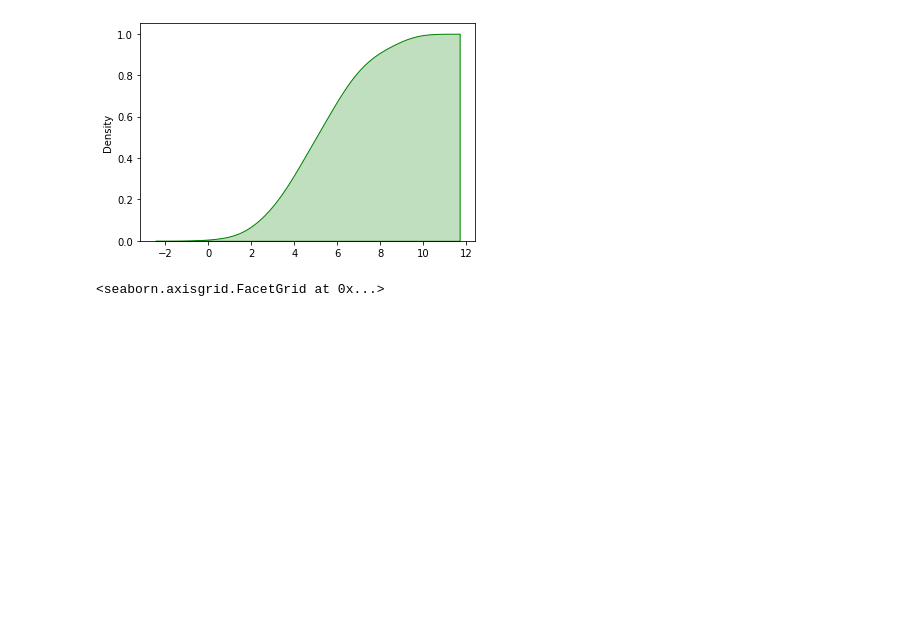
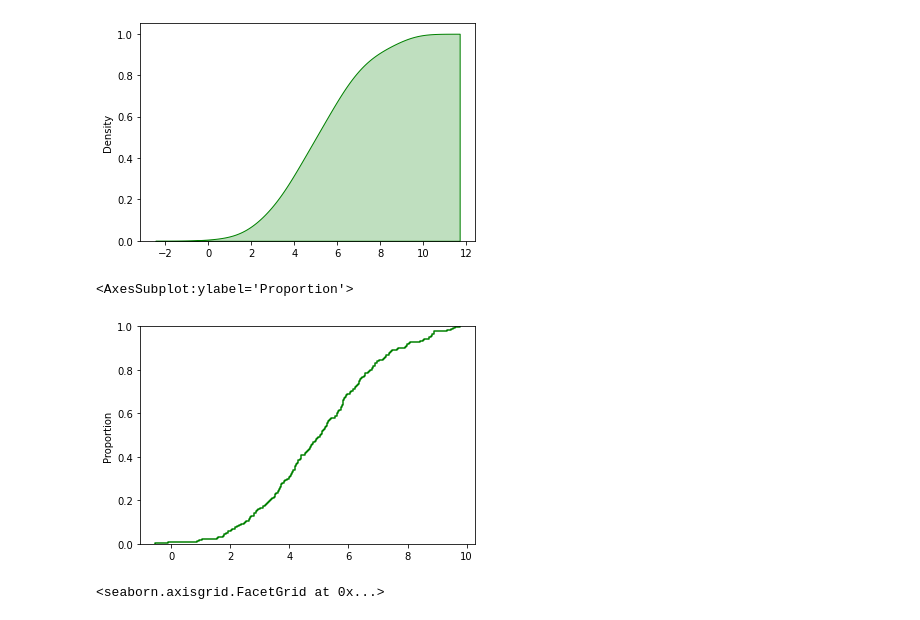
Before and after one commit to everwitt7/66-Days-of-Data, a Jupyter notebook: prob_vis.ipynb, the cells around one changed output. Drawn from its saved outputs; the diff is of its cells as text; code cells hidden in the pictures; blank space fills up the shorter version.

Commit message:
added some more prob visuals and updated readme to begin tracking work I do from every day

```diff
--- a/prob_vis.ipynb
+++ b/prob_vis.ipynb
@@ -59,6 +80,13 @@ sns.kdeplot(data=norm_pdf, color='Green', shade=True, cumulative=True)
 # %% [output]
 <AxesSubplot:ylabel='Density'>
 [figure]
+# %%
+#there's another way to plot an empirical cdf... using ecdf of seaborn
+#this does not use kernel density estimation - so this is a more realistic/jagged graph of our data
+sns.ecdfplot(data=norm_pdf, color='Green')
+# %% [output]
+<AxesSubplot:ylabel='Proportion'>
+[figure, added]
 # %%
 #comparing visual of a histplot to a distplot
 sns.displot(data=norm_pdf, color='Green')
```
Also changed, not shown: parts of 22 cells of this notebook, 1 other file.
